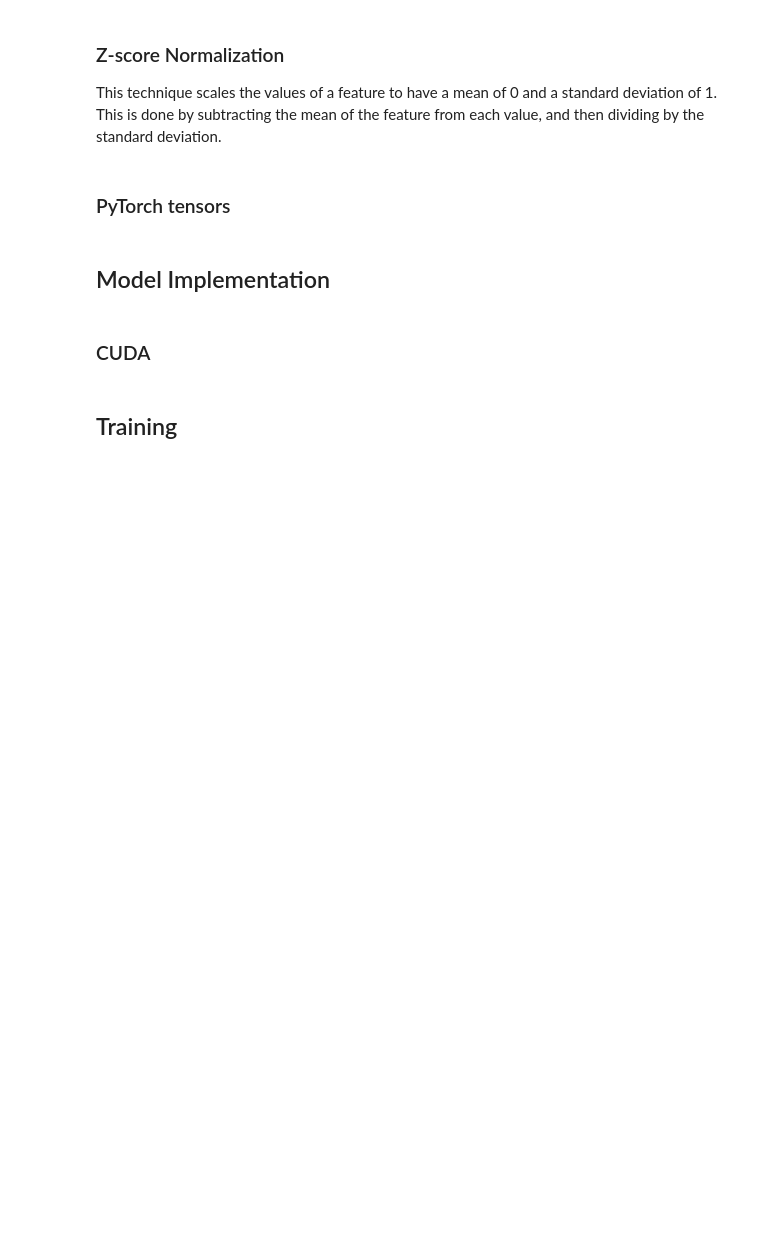
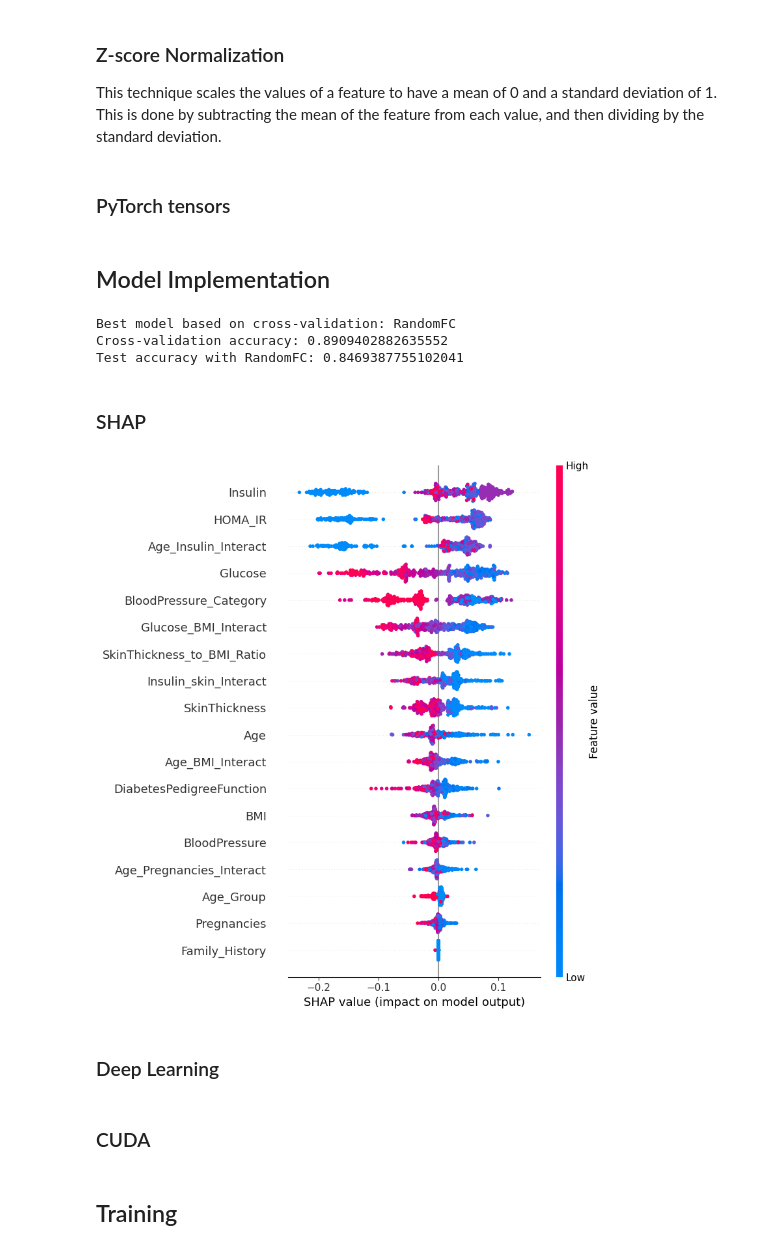
Before and after one commit to AmirMohammadiKarbalaei/Pima-Indians-Diabetes, a Jupyter notebook: Model.ipynb, the cells around one changed output. Saved outputs shown, nothing was run; the diff lists cells and outputs as text; code cells hidden in the pictures; blank space fills up the shorter version.

Commit message:
Simple ML models

```diff
--- a/Model.ipynb
+++ b/Model.ipynb
@@ -82,6 +110,72 @@ y_val = torch.tensor(y_val, dtype=torch.float32).reshape(-1, 1)
 y_test = torch.tensor(y_test, dtype=torch.float32).reshape(-1, 1)
 # %% [markdown]
 ## Model Implementation
+# %%
+num_folds = 5
+
+
+
+y_train = y_train.ravel()
+
+## LogisticRegression
+LogisticR = LogisticRegression(random_state=42, max_iter=10000)
+LogisticR_cv = cross_val_score(LogisticR, X_train, y_train, cv=num_folds)
+LogisticR.fit(X_train, y_train)
+LogisticR_test_acc = LogisticR.score(X_test, y_test)
+
+## Support Vector Machine (SVM)
+clf = svm.SVC(random_state=0)
+svm_cv = cross_val_score(clf, X_train, y_train, cv=num_folds)
+clf.fit(X_train, y_train)
+svm_test_acc = clf.score(X_test, y_test)
+
+## K-Nearest Neighbors (KNN)
+knn = KNeighborsClassifier(n_neighbors=5)
+knn_cv = cross_val_score(knn, X_train, y_train, cv=num_folds)
+knn.fit(X_train, y_train)
+knn_test_acc = knn.score(X_test, y_test)
+
+## RandomForestClassifier
+RandomFC = RandomForestClassifier(random_state=42)
+RandomFC_cv = cross_val_score(RandomFC, X_train, y_train, cv=num_folds)
+RandomFC.fit(X_train, y_train)
+RandomFC_test_acc = RandomFC.score(X_test, y_test)
+
+# Find the best model based on cross-validation scores
+best_model = max([(LogisticR_cv.mean(), "LogisticRegression"),
+                  (svm_cv.mean(), "SVM"),
+                  (knn_cv.mean(), "KNN"),
+                  (RandomFC_cv.mean(), "RandomFC")])
+
+print(f"Best model based on cross-validation: {best_model[1]}")
+print(f"Cross-validation accuracy: {best_model[0]}")
+
+# Test the best model on the test set
+if best_model[1] == "LogisticRegression":
+    print(f"Test accuracy with LogisticRegression: {LogisticR_test_acc}")
+elif best_model[1] == "SVM":
+    print(f"Test accuracy with SVM: {svm_test_acc}")
+elif best_model[1] == "KNN":
+    print(f"Test accuracy with KNN: {knn_test_acc}")
+elif best_model[1] == "RandomFC":
+    print(f"Test accuracy with RandomFC: {RandomFC_test_acc}")
+# %% [output]
+Best model based on cross-validation: RandomFC
+Cross-validation accuracy: 0.8909402882635552
+Test accuracy with RandomFC: 0.8469387755102041
+# %% [markdown]
+### SHAP
+# %%
+# Use SHAP to explain model predictions
+explainer = shap.TreeExplainer(RandomFC)
+shap_values = explainer.shap_values(X_train.numpy())
+
+# Plot SHAP summary plot
+shap.summary_plot(shap_values[:,:,0], X_train.numpy(), feature_names=np.array(columns))
+# %% [output]
+[figure, added]
+# %% [markdown]
+### Deep Learning
 # %%
 def create_model(n1, n2,num_features):
     model = nn.Sequential(
```
Also changed, not shown: parts of 14 cells of this notebook, 5 other files.
